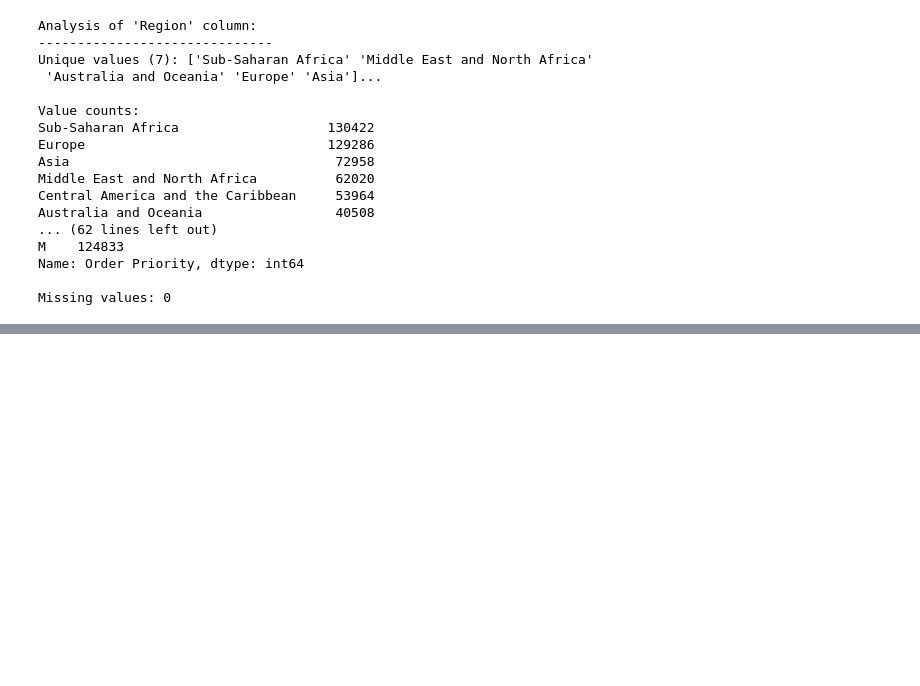
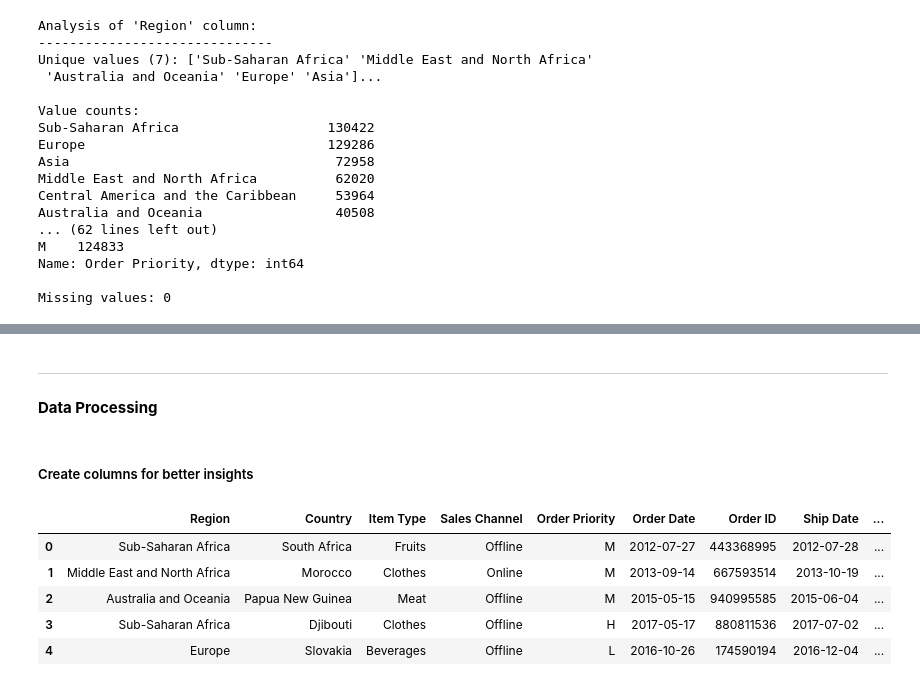
Before and after one commit to Udityanshu/Sales-Prediction, a Jupyter notebook: Sales_Profit_Classification_Model.ipynb, the cells around one changed output, grey strips where cells are left out. Cells and saved outputs as stored; diff of their text form; code cells hidden in the pictures; blank space fills up the shorter version.

```diff
--- a/Sales_Profit_Classification_Model.ipynb
+++ b/Sales_Profit_Classification_Model.ipynb
@@ -176,0 +187,17 @@ data['Ship Date'] = pd.to_datetime(data['Ship Date'])
+# %% [markdown]
+---
+#### **Data Processing**
+# %% [markdown]
+##### Create columns for better insights
+# %%
+# Calculate the number of days between the order date and ship date
+# which could give insights into how shipping time might affect profit
+data['Shipping Time (Days)'] = (data['Ship Date'] - data['Order Date']).dt.days
+data.head()
+# %% [output]
+|  | Region | Country | Item Type | Sales Channel | Order Priority | Order Date | Order ID | Ship Date | ... |
+| 0 | Sub-Saharan Africa | South Africa | Fruits | Offline | M | 2012-07-27 | 443368995 | 2012-07-28 | ... |
+| 1 | Middle East and North Africa | Morocco | Clothes | Online | M | 2013-09-14 | 667593514 | 2013-10-19 | ... |
+| 2 | Australia and Oceania | Papua New Guinea | Meat | Offline | M | 2015-05-15 | 940995585 | 2015-06-04 | ... |
+| 3 | Sub-Saharan Africa | Djibouti | Clothes | Offline | H | 2017-05-17 | 880811536 | 2017-07-02 | ... |
+| 4 | Europe | Slovakia | Beverages | Offline | L | 2016-10-26 | 174590194 | 2016-12-04 | ... |
```
Also changed, not shown: parts of 10 cells of this notebook.
